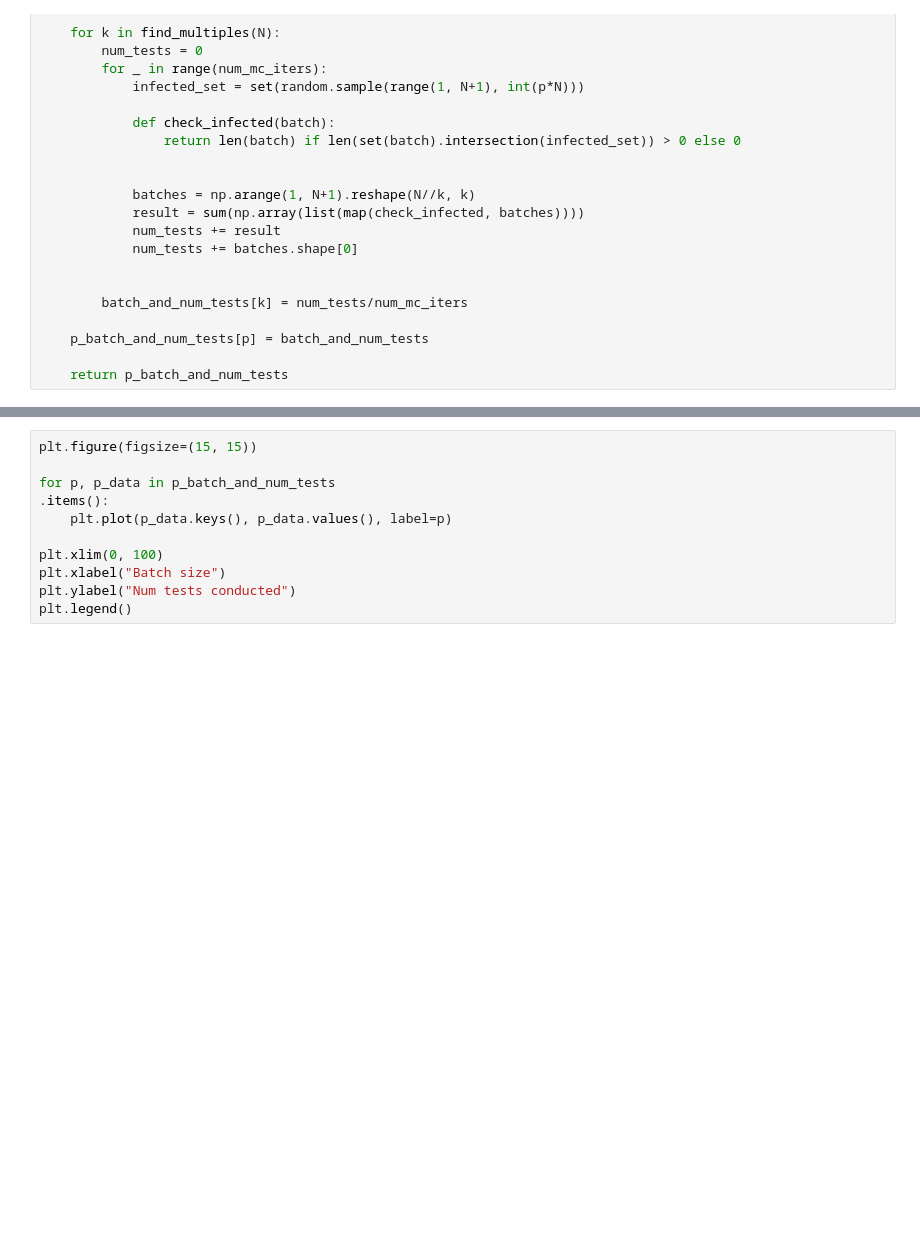
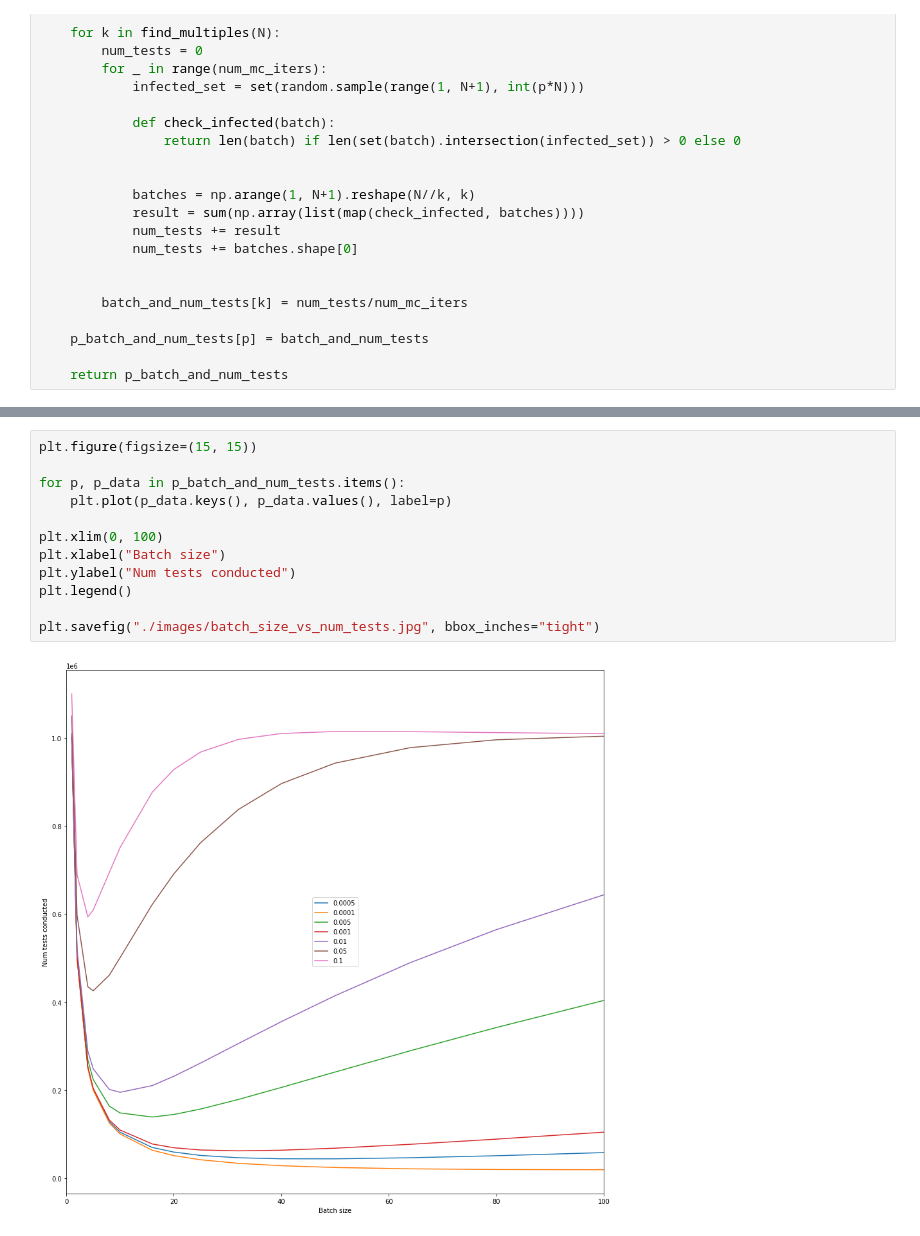
Before and after one commit to AnkurSatya/Multi-agent-systems, a Jupyter notebook: 6/Monte-Carlo.ipynb, the cells around one changed output, grey strips where cells are left out. Drawn from its saved outputs; the diff is of its cells as text; blank space fills up the shorter version.

Commit message:
saved data from problem 1

```diff
--- a/6/Monte-Carlo.ipynb
+++ b/6/Monte-Carlo.ipynb
@@ -67,11 +87,14 @@ p_batch_and_num_tests.items()
 # %%
 plt.figure(figsize=(15, 15))
 
-for p, p_data in p_batch_and_num_tests
-.items():
+for p, p_data in p_batch_and_num_tests.items():
     plt.plot(p_data.keys(), p_data.values(), label=p)
 
 plt.xlim(0, 100)
 plt.xlabel("Batch size")
 plt.ylabel("Num tests conducted")
 plt.legend()
+
+plt.savefig("./images/batch_size_vs_num_tests.jpg", bbox_inches="tight")
+# %% [output]
+[figure, added]
```
Also changed, not shown: parts of 3 cells of this notebook, 20 other files.
